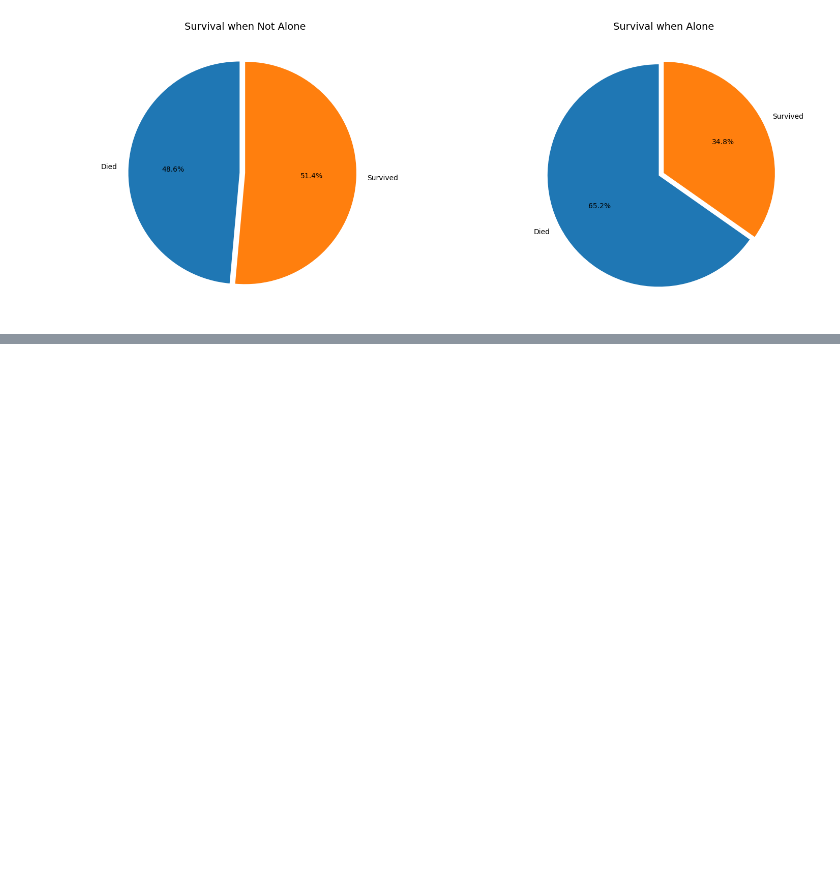
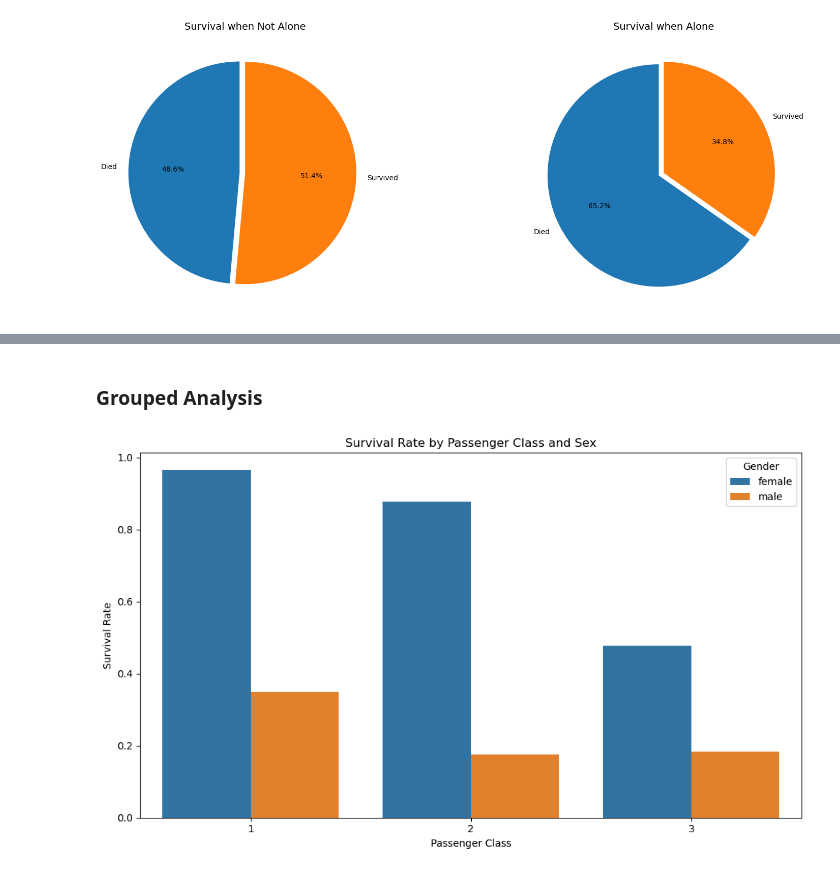
Before and after one commit to ShravanDeva5327/titanic-data-analysis, a Jupyter notebook: main.ipynb, the cells around one changed output, grey strips where cells are left out. Saved outputs shown, nothing was run; the diff lists cells and outputs as text; code cells hidden in the pictures; blank space fills up the shorter version.

```diff
--- a/main.ipynb
+++ b/main.ipynb
@@ -498,0 +539,13 @@ plt.show()
+# %% [markdown]
+### Grouped Analysis
+# %%
+# Survival Rate by Sex and Pclass
+plt.figure(figsize=(10, 6))
+sns.barplot(x='pclass', y='survived', hue='sex', data=df, errorbar=None)
+plt.title('Survival Rate by Passenger Class and Sex')
+plt.xlabel('Passenger Class')
+plt.ylabel('Survival Rate')
+plt.legend(title='Gender')
+plt.tight_layout()
+# %% [output]
+[figure, added]
```
Also changed, not shown: parts of 9 cells of this notebook, 3 other files.
